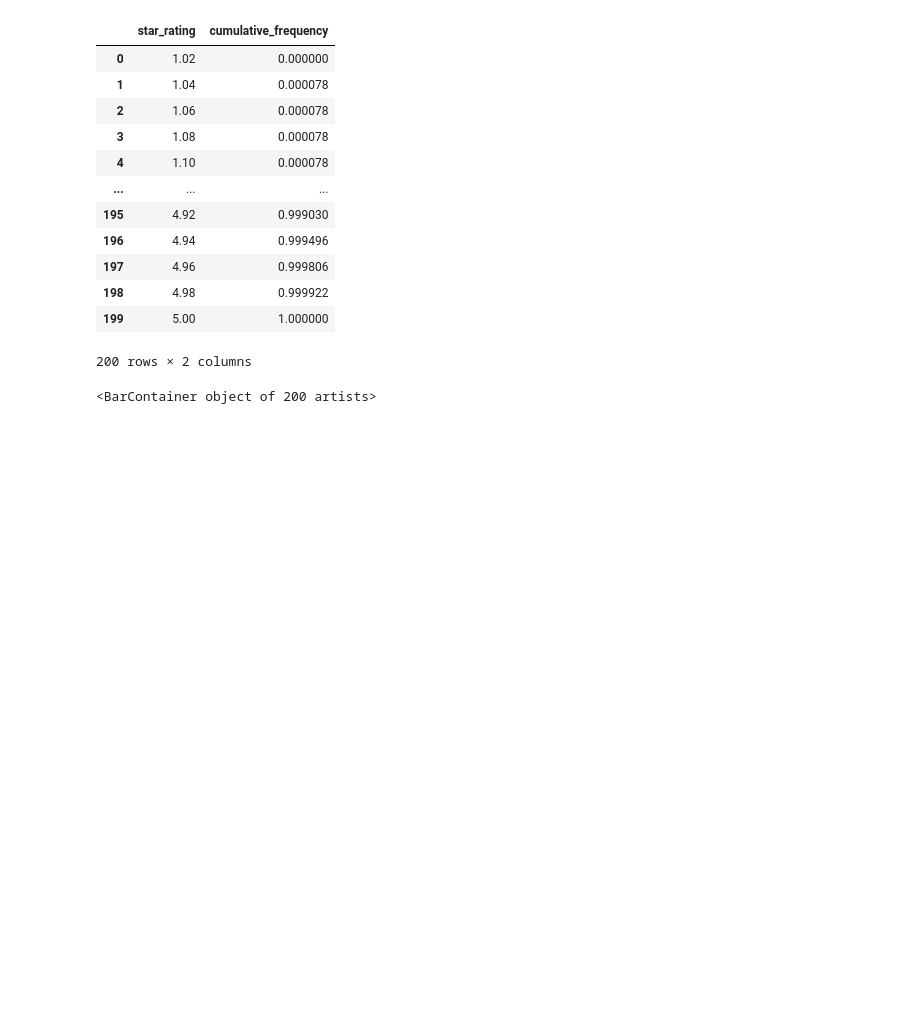
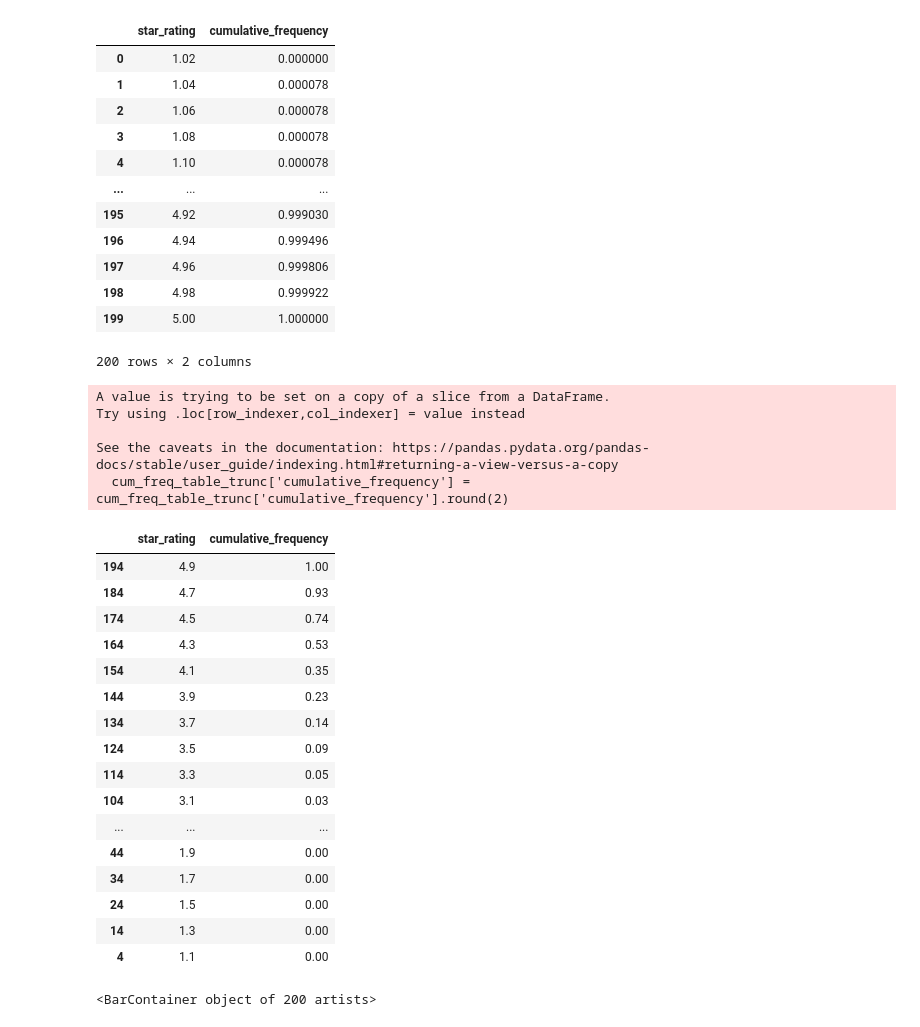
Before and after one commit to RyanBur/Python_Project, a Jupyter notebook: amazon_data_analysis.ipynb, the cells around one changed output. Cells and saved outputs as stored; diff of their text form; code cells hidden in the pictures; blank space fills up the shorter version.

```diff
--- a/amazon_data_analysis.ipynb
+++ b/amazon_data_analysis.ipynb
@@ -289,6 +289,34 @@ cum_freq_table
 | 198 | 4.98 | 0.999922 |
 | 199 | 5.00 | 1.000000 |
 200 rows × 2 columns
+# %%
+cum_freq_table_trunc = cum_freq_table[4:200:10]
+cum_freq_table_trunc['cumulative_frequency'] =  cum_freq_table_trunc['cumulative_frequency'].round(2)
+cum_freq_table_trunc = cum_freq_table_trunc.sort_values('star_rating', ascending=False)
+cum_freq_table_trunc
+# %% [output]
+A value is trying to be set on a copy of a slice from a DataFrame.
+Try using .loc[row_indexer,col_indexer] = value instead
+
+See the caveats in the documentation: https://pandas.pydata.org/pandas-docs/stable/user_guide/indexing.html#returning-a-view-versus-a-copy
+  cum_freq_table_trunc['cumulative_frequency'] =  cum_freq_table_trunc['cumulative_frequency'].round(2)
+|  | star_rating | cumulative_frequency |
+| 194 | 4.9 | 1.00 |
+| 184 | 4.7 | 0.93 |
+| 174 | 4.5 | 0.74 |
+| 164 | 4.3 | 0.53 |
+| 154 | 4.1 | 0.35 |
+| 144 | 3.9 | 0.23 |
+| 134 | 3.7 | 0.14 |
+| 124 | 3.5 | 0.09 |
+| 114 | 3.3 | 0.05 |
+| 104 | 3.1 | 0.03 |
+| ... | ... | ... |
+| 44 | 1.9 | 0.00 |
+| 34 | 1.7 | 0.00 |
+| 24 | 1.5 | 0.00 |
+| 14 | 1.3 | 0.00 |
+| 4 | 1.1 | 0.00 |
 # %%
 # Commented this out, only need to do this once.
 # cum_freq_table.to_csv(r'rough_data\amazon_dataset\amzn300_cum_freq_table.csv', index=False)
```
Also changed, not shown: parts of 5 cells of this notebook, 4 other files.
